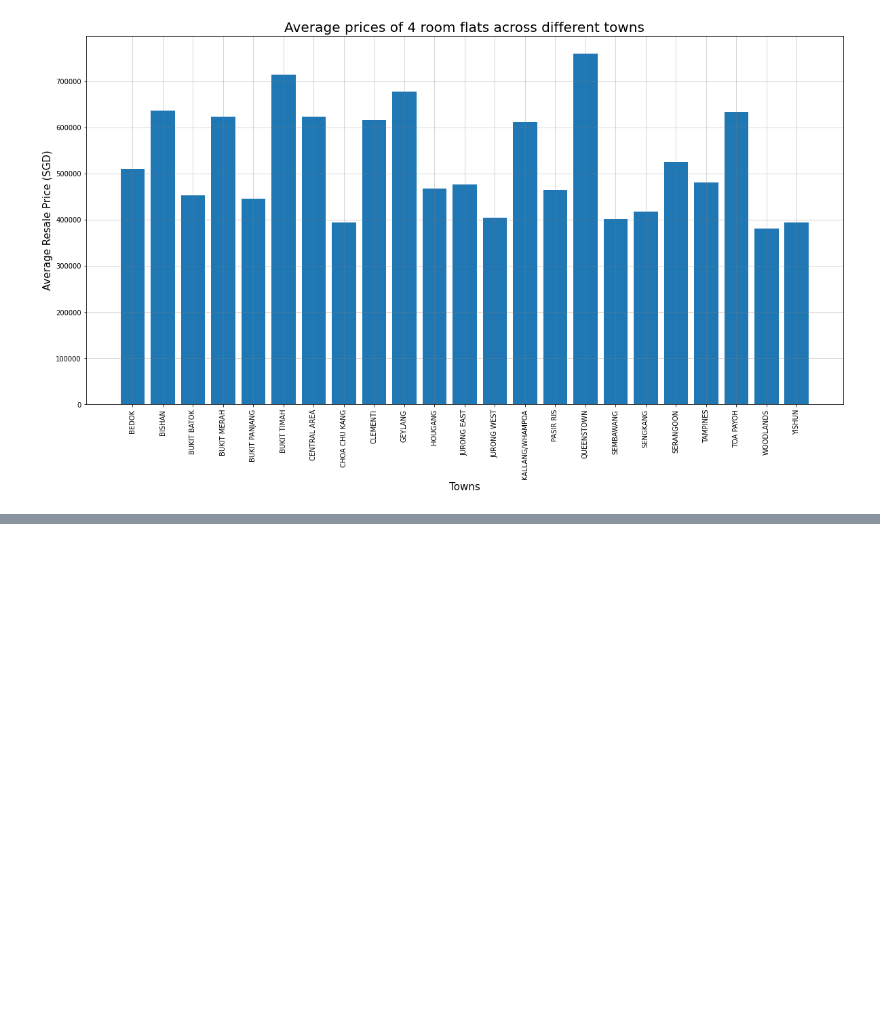
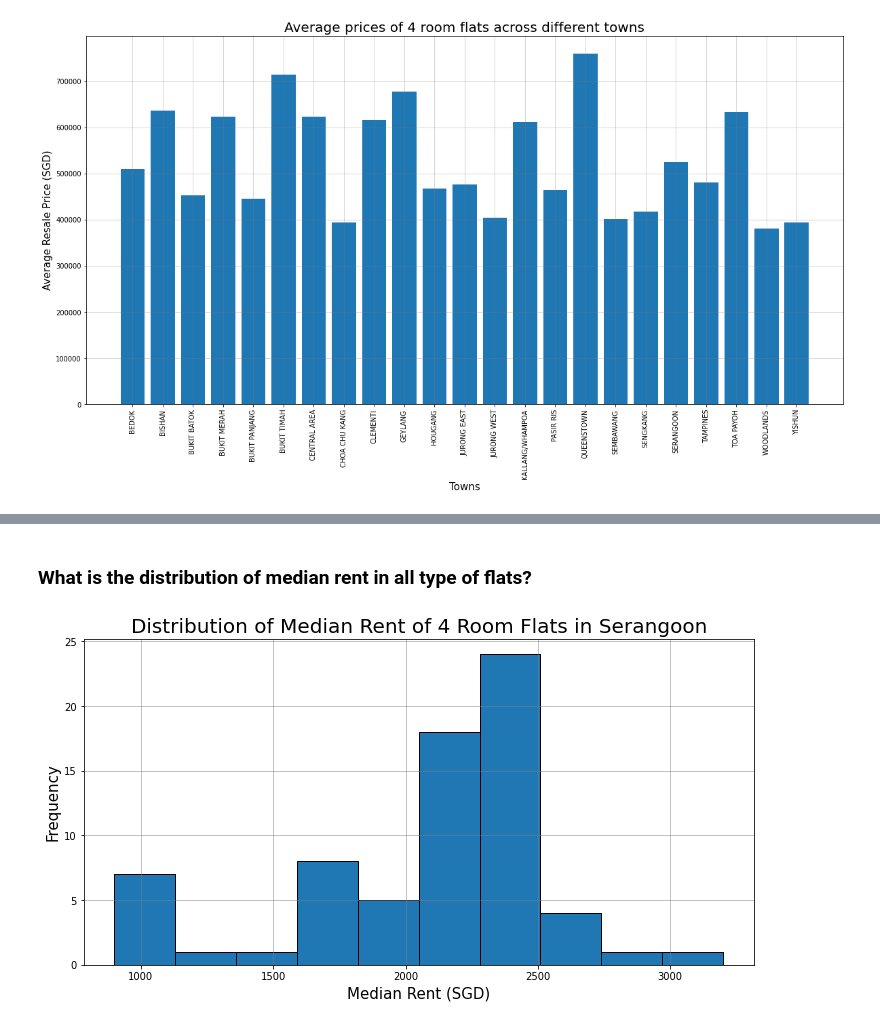
Before and after one commit to rajkaran27/PDS-CA1, a Jupyter notebook: Submission.ipynb, the cells around one changed output, grey strips where cells are left out. Cells and saved outputs as stored; diff of their text form; code cells hidden in the pictures; blank space fills up the shorter version.

```diff
--- a/Submission.ipynb
+++ b/Submission.ipynb
@@ -405,0 +530,18 @@ This is a bar chart comparing the average resale price of a 4 room flat across d
+# %% [markdown]
+### What is the distribution of median rent in all type of flats?
+# %%
+median_rent = data_median_rent[(data_median_rent['flat_type']=='4-RM') & (data_median_rent['town']=='SERANGOON')]['median_rent']
+
+for rent in median_rent:
+    if rent == -1:
+        median_rent = np.delete(median_rent, np.where(median_rent == -1))
+
+plt.figure(figsize=(12, 6))
+plt.hist(median_rent, bins=10, edgecolor="black")
+plt.xlabel('Median Rent (SGD)',fontsize=15)
+plt.ylabel('Frequency',fontsize=15)
+plt.title('Distribution of Median Rent of 4 Room Flats in Serangoon',fontsize=20)
+plt.grid(color="gray",alpha=0.6)
+plt.show()
+# %% [output]
+[figure, added]
```
Also changed, not shown: parts of 21 cells of this notebook, 3 other files.
